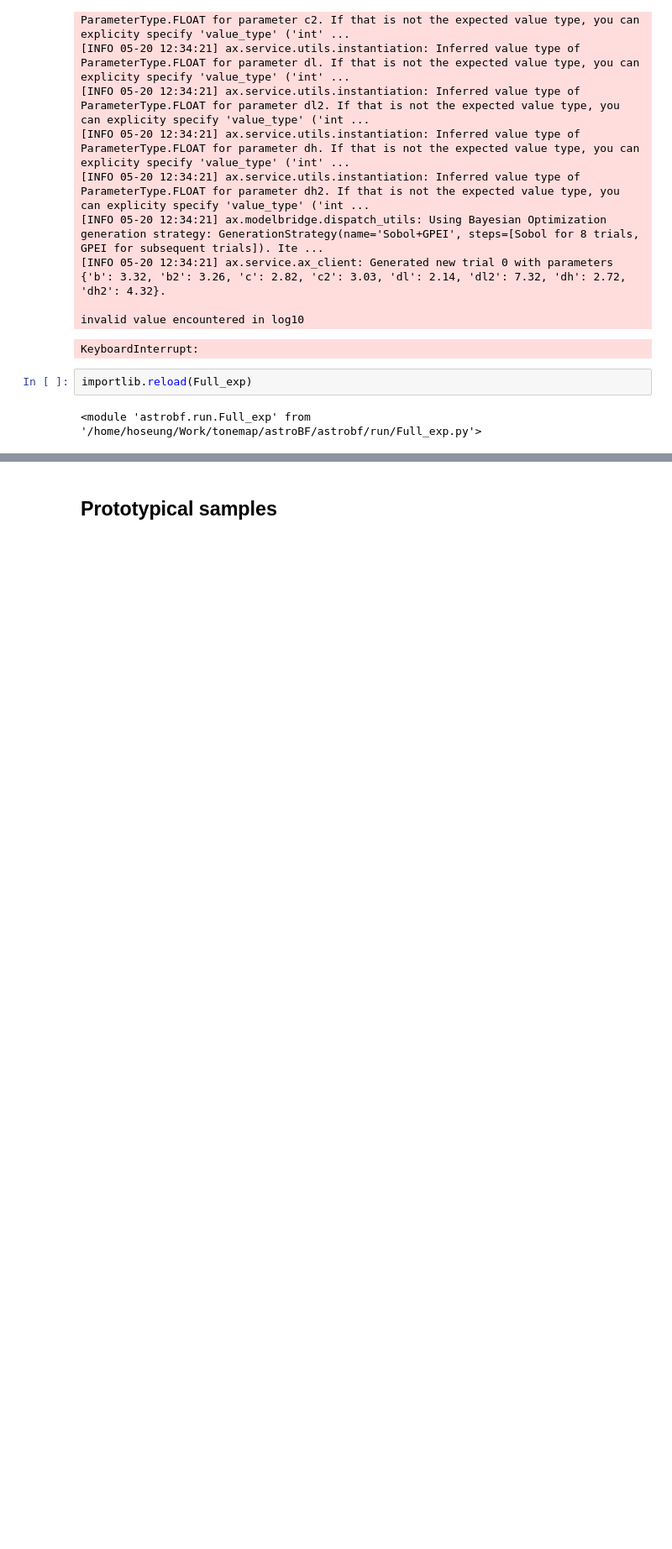
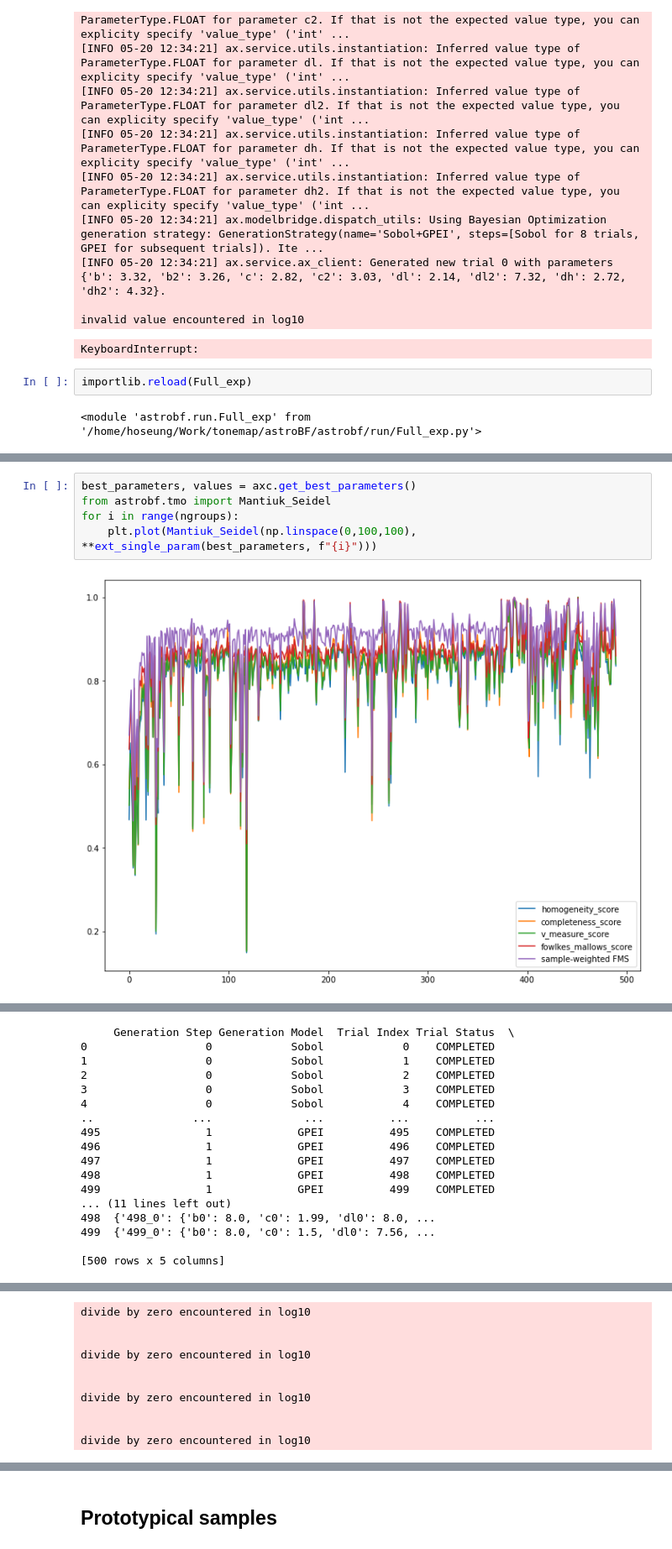
Before and after one commit to Hoseung/astroBF, a Jupyter notebook: notebooks/Full_experimentation-each_param.ipynb, the cells around one changed output, grey strips where cells are left out. Shown at 84% size. Drawn from its saved outputs; the diff is of its cells as text; blank space fills up the shorter version.

```diff
--- a/notebooks/Full_experimentation-each_param.ipynb
+++ b/notebooks/Full_experimentation-each_param.ipynb
@@ -459,0 +358,7 @@ Label 1 samples 3869/9536
+# %%
+best_parameters, values = axc.get_best_parameters()
+from astrobf.tmo import Mantiuk_Seidel
+for i in range(ngroups):
+    plt.plot(Mantiuk_Seidel(np.linspace(0,100,100), **ext_single_param(best_parameters, f"{i}")))
+# %% [output]
+[figure, added]
@@ -459,0 +366,17 @@ Label 1 samples 3869/9536
+     Generation Step Generation Model  Trial Index Trial Status  \
+0                  0            Sobol            0    COMPLETED
+1                  0            Sobol            1    COMPLETED
+2                  0            Sobol            2    COMPLETED
+3                  0            Sobol            3    COMPLETED
+4                  0            Sobol            4    COMPLETED
+..               ...              ...          ...          ...
+495                1             GPEI          495    COMPLETED
+496                1             GPEI          496    COMPLETED
+497                1             GPEI          497    COMPLETED
+498                1             GPEI          498    COMPLETED
+499                1             GPEI          499    COMPLETED
+... (11 lines left out)
+498  {'498_0': {'b0': 8.0, 'c0': 1.99, 'dl0': 8.0, ...
+499  {'499_0': {'b0': 8.0, 'c0': 1.5, 'dl0': 7.56, ...
+
+[500 rows x 5 columns]
@@ -459,0 +384,10 @@ Label 1 samples 3869/9536
+divide by zero encountered in log10
+
+
+divide by zero encountered in log10
+
+
+divide by zero encountered in log10
+
+
+divide by zero encountered in log10
```
Also changed, not shown: parts of 16 cells of this notebook, 5 other files.
